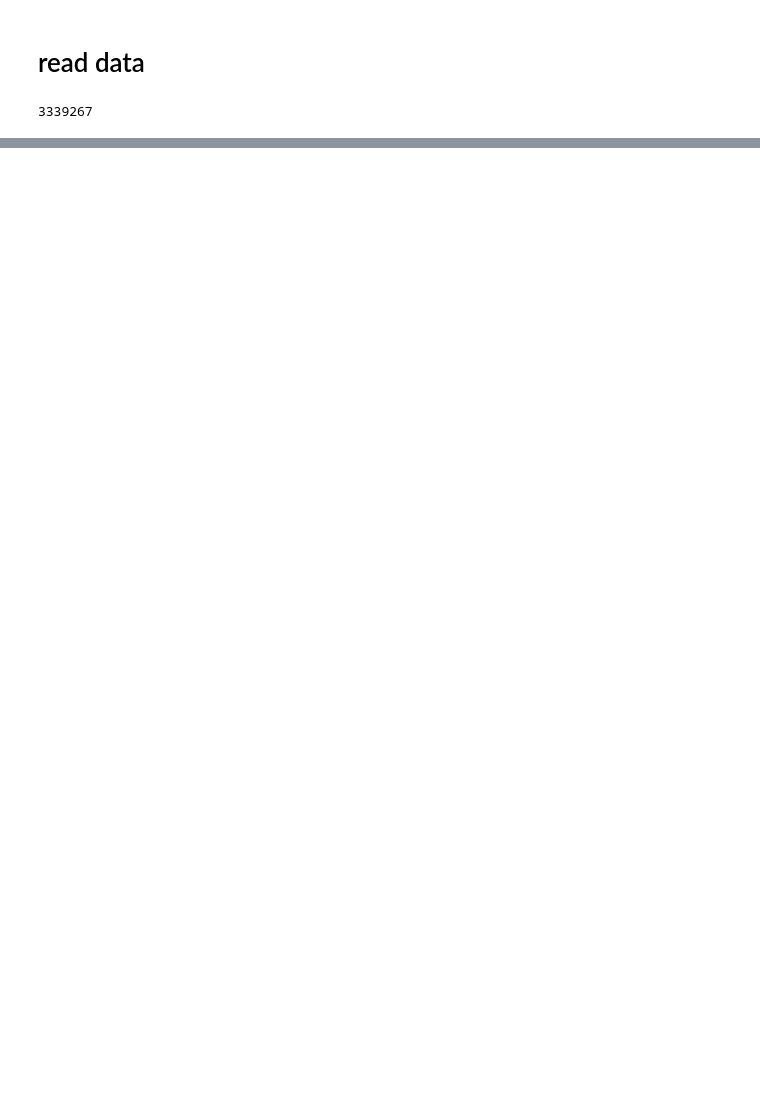
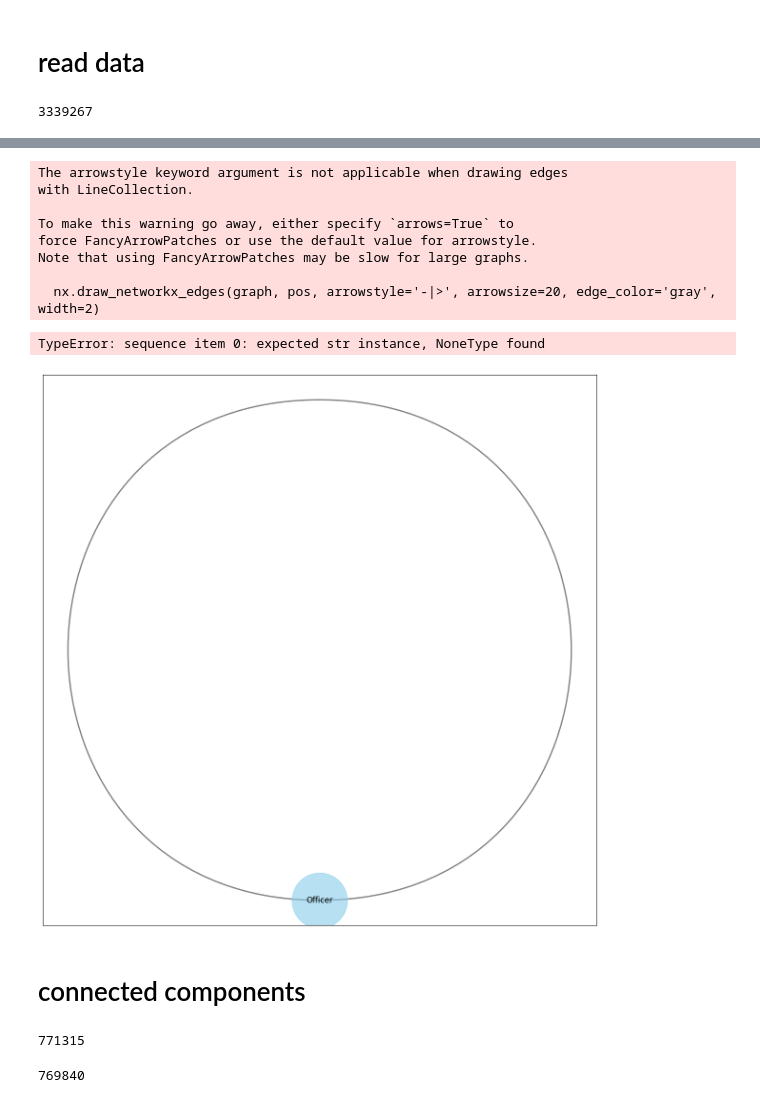
Before and after one commit to gabrieltorresgamez/fhnw-san-project, a Jupyter notebook: notebook.ipynb, the cells around one changed output, grey strips where cells are left out. Cells and saved outputs as stored; diff of their text form; code cells hidden in the pictures; blank space fills up the shorter version.

```diff
--- a/notebook.ipynb
+++ b/notebook.ipynb
@@ -55,0 +139,25 @@ G.size()
+# %%
+one_mode = nx.algorithms.bipartite.weighted_projected_graph(two_mode, [node for node, data in two_mode.nodes(data=True) if data["node_type"] == "Officer"])
+# %%
+draw_graph(simplify_graph(one_mode))
+# %% [output]
+The arrowstyle keyword argument is not applicable when drawing edges
+with LineCollection.
+
+To make this warning go away, either specify `arrows=True` to
+force FancyArrowPatches or use the default value for arrowstyle.
+Note that using FancyArrowPatches may be slow for large graphs.
+
+  nx.draw_networkx_edges(graph, pos, arrowstyle='-|>', arrowsize=20, edge_color='gray', width=2)
+TypeError: sequence item 0: expected str instance, NoneType found
+[figure, added]
+# %% [markdown]
+# connected components
+# %%
+one_mode.number_of_nodes()
+# %% [output]
+771315
+# %%
+nx.number_weakly_connected_components(one_mode)
+# %% [output]
+769840
```
Also changed, not shown: parts of 7 cells of this notebook.
